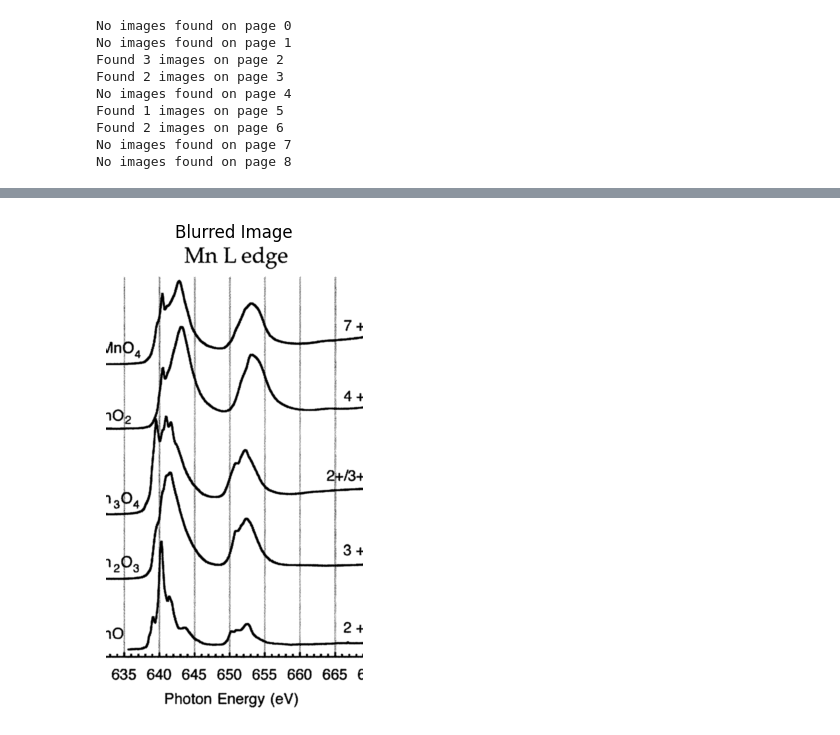
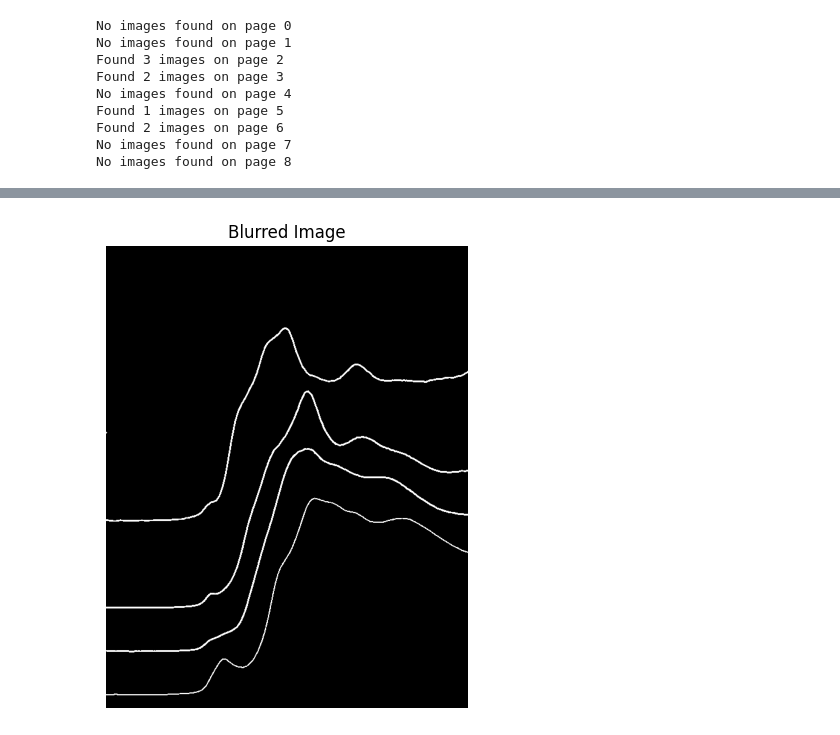
Before and after one commit to Lungelodlm/chemeng, a Jupyter notebook: Summary.ipynb, the cells around one changed output, grey strips where cells are left out. Cells and saved outputs as stored; diff of their text form; code cells hidden in the pictures.

```diff
--- a/Summary.ipynb
+++ b/Summary.ipynb
@@ -38,7 +38,7 @@ import pandas as pd
 import matplotlib.pyplot as plt
 # %%
 # Load image
-img = cv2.imread("page_2-image_1.png", cv2.IMREAD_GRAYSCALE)
+img = cv2.imread("graph.png", cv2.IMREAD_GRAYSCALE)
 # Thresholding to binary image
 _, thresh = cv2.threshold(img, 200, 255, cv2.THRESH_BINARY_INV)
 # Step: Thresholded Image
@@ -53,7 +53,7 @@ plt.show()
 #step 1: crop the image to focus on the graph area
 #Assuming the graph occupies most of the image, we mainly crop out the borders
 #Adjust these value according to your image's borrders
-cropped_img = thresh[:,200:-75] #Adjust crop dimensions as needed
+cropped_img = thresh[50:-65, 38:-35] #Adjust crop dimensions as needed
 
 #ste: Thresholded Image
 plt.figure(figsize=(6,6))
@@ -66,13 +66,12 @@ plt.show()
 # %%
 #Apply Gaussian Blur (optional may help smooth lines)
-blurred_img=cv2.GaussianBlur(cropped_img, (5, 5), 0)
-
+blurred_img=cv2.GaussianBlur(cropped_img, (1, 1), 0)
 
 #Step: Blurred + Threshold image
 plt.figure(figsize=(6, 6))
 plt.imshow(blurred_img, cmap='gray')
 plt.title('Blurred Image')
 plt.axis('off')
 plt.show()
 # %% [output]
-[figure, old version]
+[figure, new version]
```
Also changed, not shown: parts of 5 cells of this notebook.
